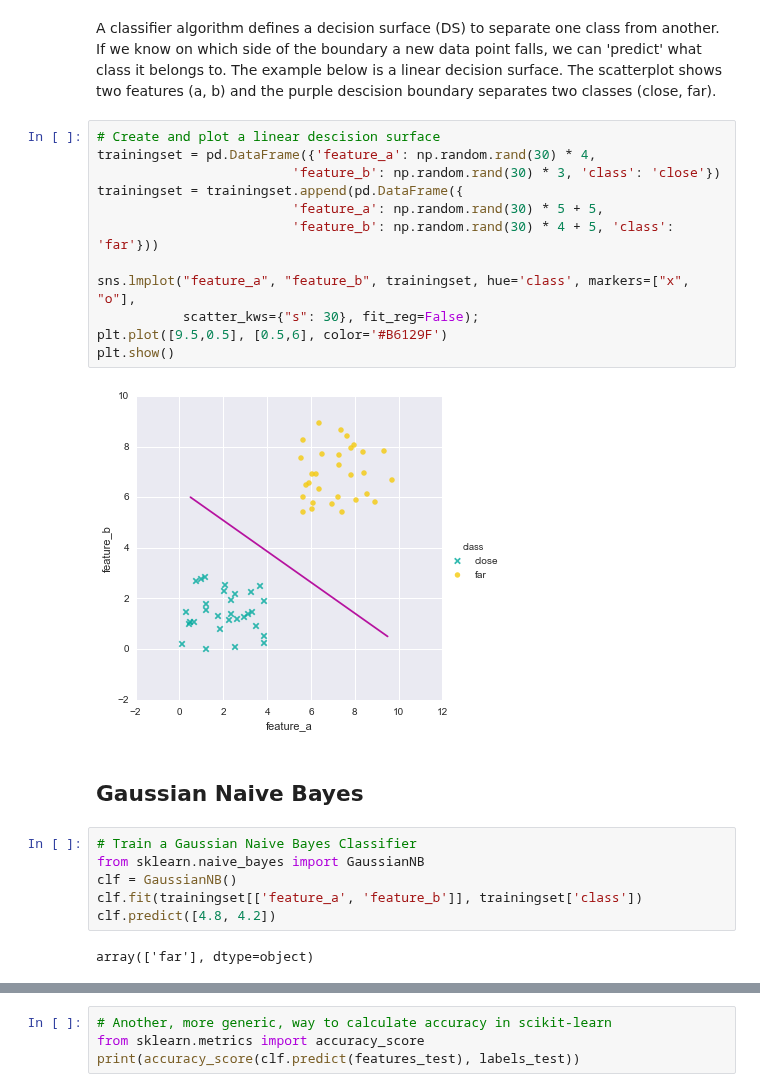
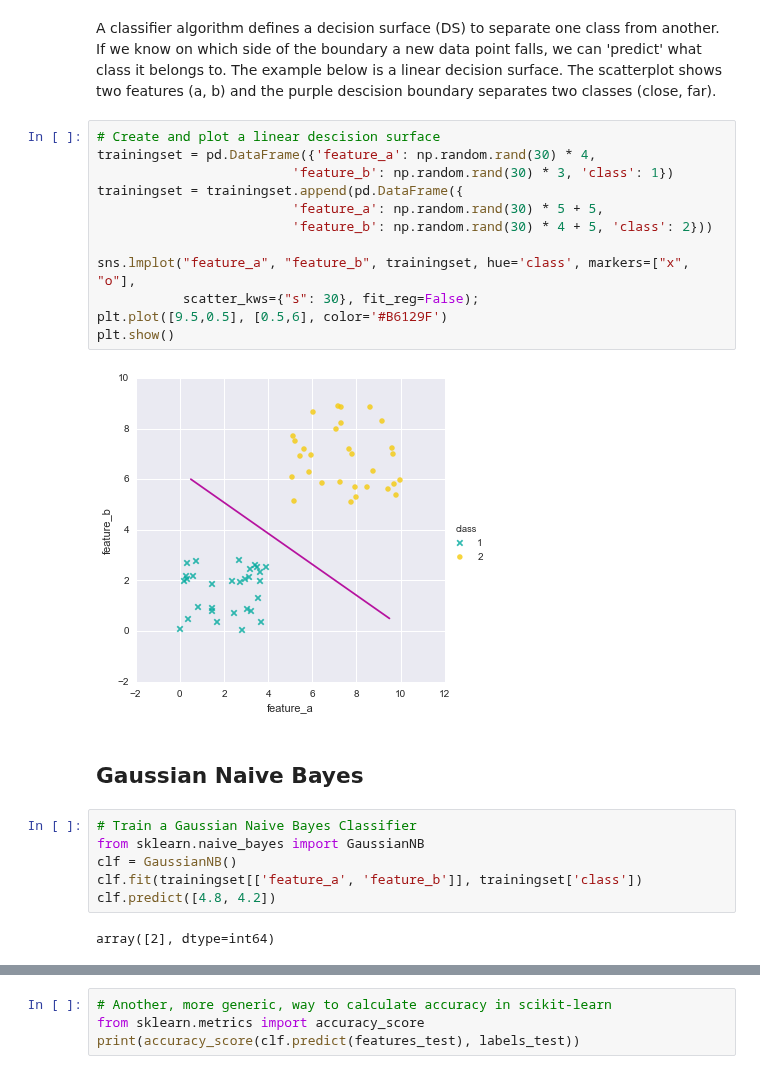
Before and after one commit to leonvanbokhorst/NoteBooks-Statistics-and-MachineLearning, a Jupyter notebook: 0024 Gaussian Naive Bayes Classification in Python.ipynb, the cells around one changed output, grey strips where cells are left out. Cells and saved outputs as stored; diff of their text form.

```diff
--- a/0024 Gaussian Naive Bayes Classification in Python.ipynb
+++ b/0024 Gaussian Naive Bayes Classification in Python.ipynb
@@ -26,17 +27,17 @@ A classifier algorithm defines a decision surface (DS) to separate one class fro
 # %%
 # Create and plot a linear descision surface
 trainingset = pd.DataFrame({'feature_a': np.random.rand(30) * 4,
-                         'feature_b': np.random.rand(30) * 3, 'class': 'close'})
+                         'feature_b': np.random.rand(30) * 3, 'class': 1})
 trainingset = trainingset.append(pd.DataFrame({
                          'feature_a': np.random.rand(30) * 5 + 5,
-                         'feature_b': np.random.rand(30) * 4 + 5, 'class': 'far'}))
+                         'feature_b': np.random.rand(30) * 4 + 5, 'class': 2}))
 
 sns.lmplot("feature_a", "feature_b", trainingset, hue='class', markers=["x", "o"],
            scatter_kws={"s": 30}, fit_reg=False);
 plt.plot([9.5,0.5], [0.5,6], color='#B6129F')
 plt.show()
 # %% [output]
-[figure, old version]
+[figure, new version]
 # %% [markdown]
 ## Gaussian Naive Bayes
 # %%
@@ -46,7 +47,7 @@ clf = GaussianNB()
 clf.fit(trainingset[['feature_a', 'feature_b']], trainingset['class'])
 clf.predict([4.8, 4.2])
 # %% [output]
-array(['far'], dtype=object)
+array([2], dtype=int64)
 # %%
 # Query the accuracy of the model with a test set
 features_test = np.array([[2.9,1.1],[4.2,4.3],[6.1,5.9],[2.8,4.3],[8.1,2.7],[10.0,1.9]])
```
Also changed, not shown: parts of 6 cells of this notebook.
